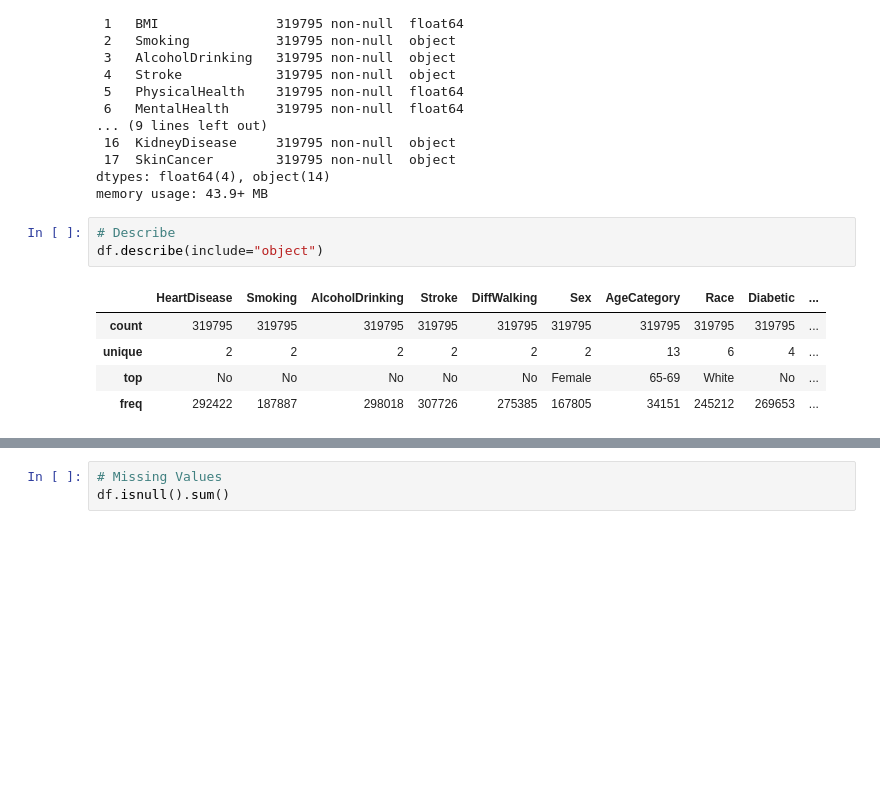
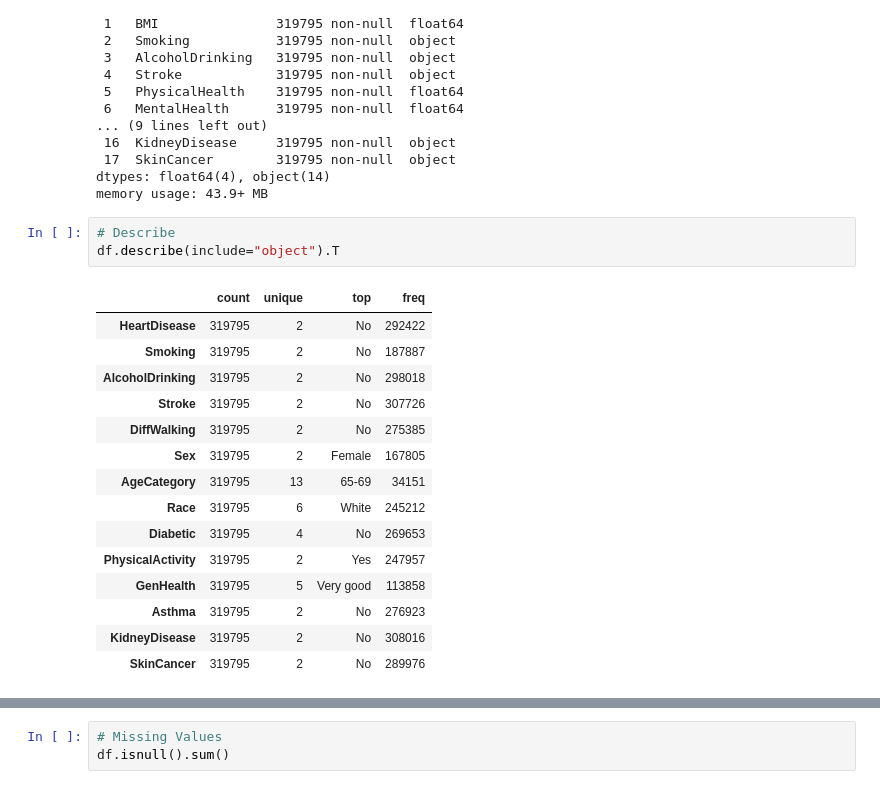
Before and after one commit to SamRB-dev/KaggleProjects, a Jupyter notebook: heart-disease-classification-random-forest.ipynb, the cells around one changed output, grey strips where cells are left out. Drawn from its saved outputs; the diff is of its cells as text; blank space fills up the shorter version.

```diff
--- a/heart-disease-classification-random-forest.ipynb
+++ b/heart-disease-classification-random-forest.ipynb
@@ -81,10 +74,20 @@ dtypes: float64(4), object(14)
 memory usage: 43.9+ MB
 # %%
 # Describe
-df.describe(include="object")
+df.describe(include="object").T
 # %% [output]
-|  | HeartDisease | Smoking | AlcoholDrinking | Stroke | DiffWalking | Sex | AgeCategory | Race | Diabetic | ... |
-| count | 319795 | 319795 | 319795 | 319795 | 319795 | 319795 | 319795 | 319795 | 319795 | ... |
-| unique | 2 | 2 | 2 | 2 | 2 | 2 | 13 | 6 | 4 | ... |
-| top | No | No | No | No | No | Female | 65-69 | White | No | ... |
-| freq | 292422 | 187887 | 298018 | 307726 | 275385 | 167805 | 34151 | 245212 | 269653 | ... |
+|  | count | unique | top | freq |
+| HeartDisease | 319795 | 2 | No | 292422 |
+| Smoking | 319795 | 2 | No | 187887 |
+| AlcoholDrinking | 319795 | 2 | No | 298018 |
+| Stroke | 319795 | 2 | No | 307726 |
+| DiffWalking | 319795 | 2 | No | 275385 |
+| Sex | 319795 | 2 | Female | 167805 |
+| AgeCategory | 319795 | 13 | 65-69 | 34151 |
+| Race | 319795 | 6 | White | 245212 |
+| Diabetic | 319795 | 4 | No | 269653 |
+| PhysicalActivity | 319795 | 2 | Yes | 247957 |
+| GenHealth | 319795 | 5 | Very good | 113858 |
+| Asthma | 319795 | 2 | No | 276923 |
+| KidneyDisease | 319795 | 2 | No | 308016 |
+| SkinCancer | 319795 | 2 | No | 289976 |
```
Also changed, not shown: parts of 10 cells of this notebook.
